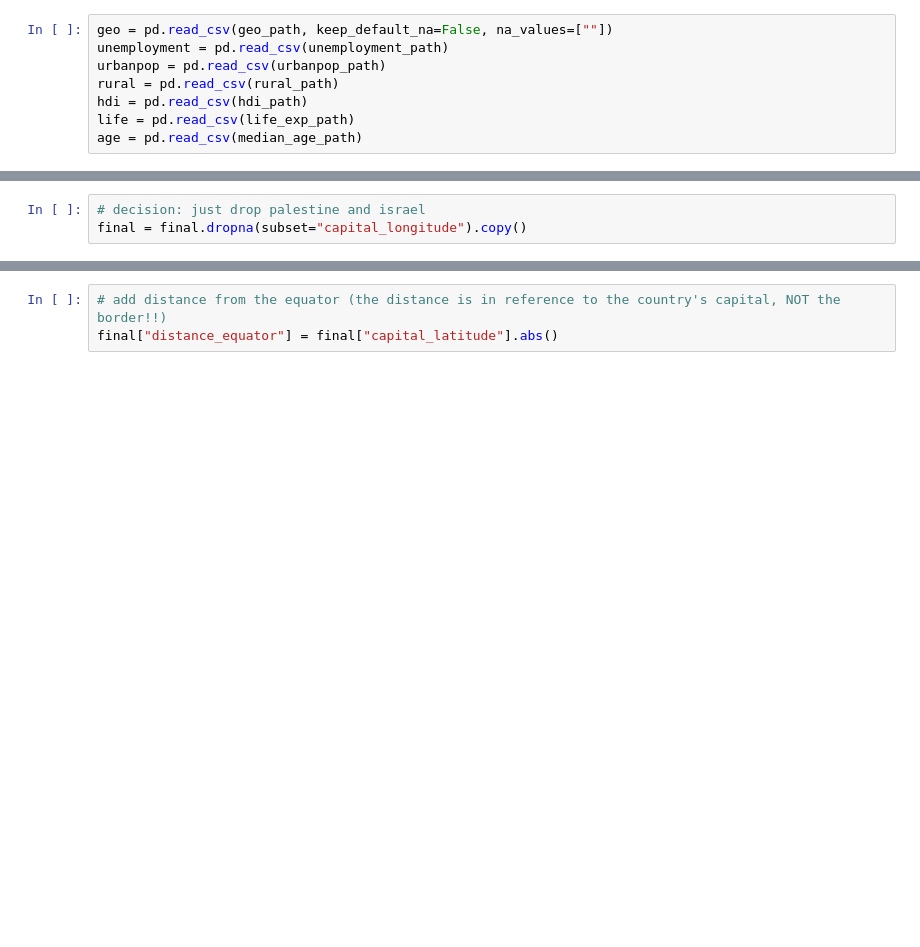
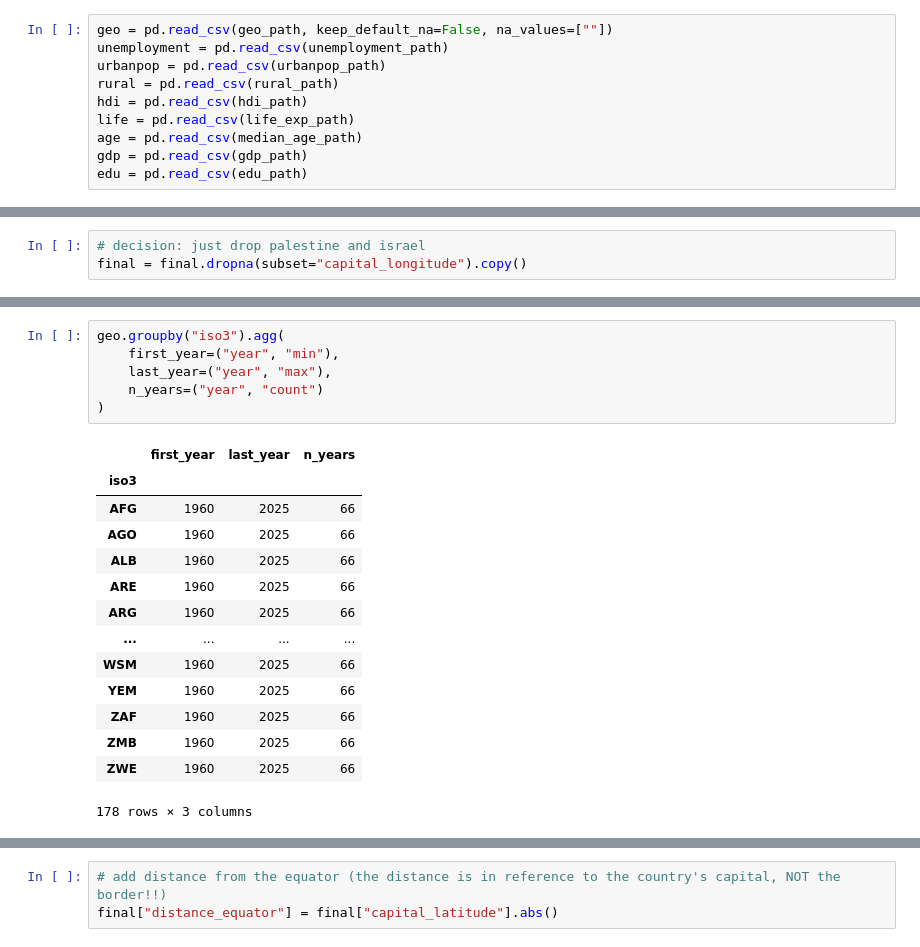
Before and after one commit to Mil4222/Final-Project, a Jupyter notebook: scripts/final_merge/final_merge.ipynb, the cells around one changed output, grey strips where cells are left out. Drawn from its saved outputs; the diff is of its cells as text; blank space fills up the shorter version.

```diff
--- a/scripts/final_merge/final_merge.ipynb
+++ b/scripts/final_merge/final_merge.ipynb
@@ -23,3 +25,5 @@ rural = pd.read_csv(rural_path)
 hdi = pd.read_csv(hdi_path)
 life = pd.read_csv(life_exp_path)
 age = pd.read_csv(median_age_path)
+gdp = pd.read_csv(gdp_path)
+edu = pd.read_csv(edu_path)
@@ -349,0 +436,21 @@ final = final.dropna(subset="capital_longitude").copy()
+# %%
+geo.groupby("iso3").agg(
+    first_year=("year", "min"),
+    last_year=("year", "max"),
+    n_years=("year", "count")
+)
+# %% [output]
+|  | first_year | last_year | n_years |
+| iso3 |  |  |  |
+| AFG | 1960 | 2025 | 66 |
+| AGO | 1960 | 2025 | 66 |
+| ALB | 1960 | 2025 | 66 |
+| ARE | 1960 | 2025 | 66 |
+| ARG | 1960 | 2025 | 66 |
+| ... | ... | ... | ... |
+| WSM | 1960 | 2025 | 66 |
+| YEM | 1960 | 2025 | 66 |
+| ZAF | 1960 | 2025 | 66 |
+| ZMB | 1960 | 2025 | 66 |
+| ZWE | 1960 | 2025 | 66 |
+178 rows × 3 columns
```
Also changed, not shown: parts of 22 cells of this notebook, 1 other file.
